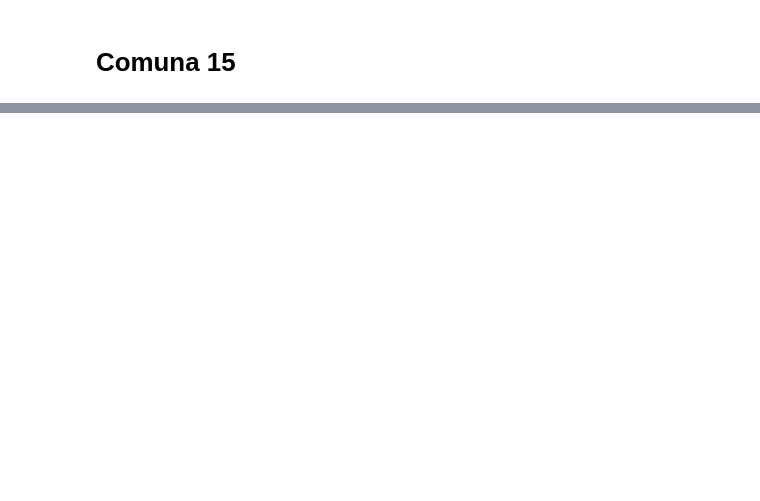
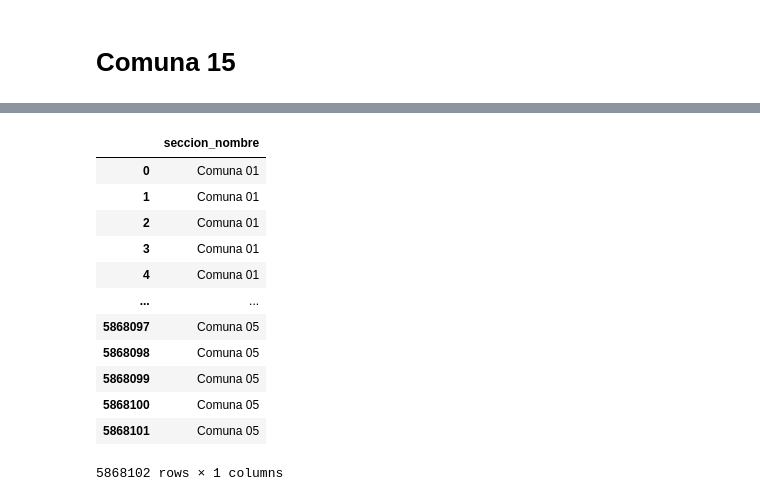
Before and after one commit to Leonel-Moron/TP_M4OP, a Jupyter notebook: Carpeta Prueba/CENSO 2.0.ipynb, the cells around one changed output, grey strips where cells are left out. Saved outputs shown, nothing was run; the diff lists cells and outputs as text; code cells hidden in the pictures; blank space fills up the shorter version.

```diff
--- a/Carpeta Prueba/CENSO 2.0.ipynb
+++ b/Carpeta Prueba/CENSO 2.0.ipynb
@@ -762,0 +1110,16 @@ print("Índice de Educación Superior - Comuna 15:", indice_educacion_superior_c
+# %%
+resultados [["seccion_nombre"]]
+# %% [output]
+|  | seccion_nombre |
+| 0 | Comuna 01 |
+| 1 | Comuna 01 |
+| 2 | Comuna 01 |
+| 3 | Comuna 01 |
+| 4 | Comuna 01 |
+| ... | ... |
+| 5868097 | Comuna 05 |
+| 5868098 | Comuna 05 |
+| 5868099 | Comuna 05 |
+| 5868100 | Comuna 05 |
+| 5868101 | Comuna 05 |
+5868102 rows × 1 columns
```
Also changed, not shown: parts of 54 cells of this notebook.
